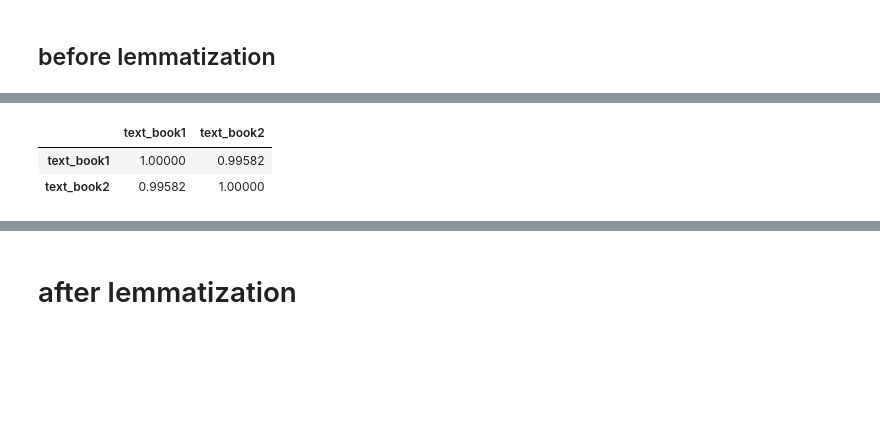
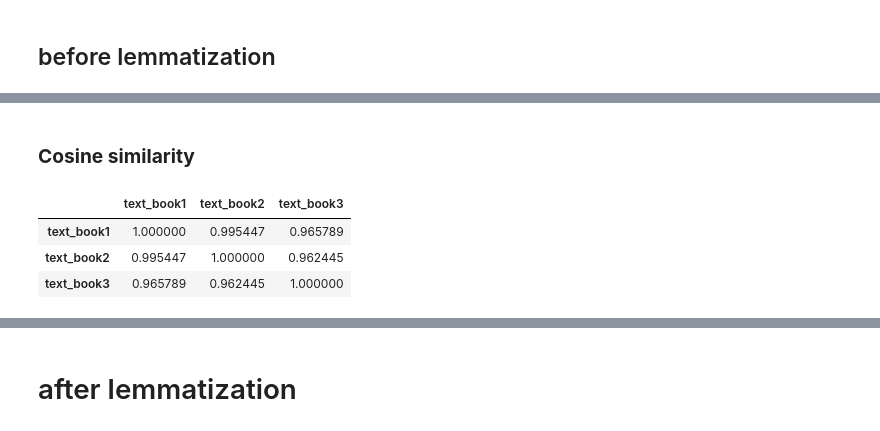
Before and after one commit to Rishabhsahu325/NLP_projectRound2, a Jupyter notebook: Round2.ipynb, the cells around one changed output, grey strips where cells are left out. Cells and saved outputs as stored; diff of their text form; code cells hidden in the pictures; blank space fills up the shorter version.

```diff
--- a/Round2.ipynb
+++ b/Round2.ipynb
@@ -474,7 +464,7 @@ Use B1, B2 and B3 for the following: Third Part:
 # %% [markdown]
 ## before lemmatization
 # %%
-data = [text_book1,text_book2]
+data = [text_book1,text_book2,text_book3]
 # %%
 import pandas as pd
 
@@ -499,10 +490,13 @@ create_dataframe(vector_matrix.toarray(),tokens)
+# %% [markdown]
+### **Cosine similarity**
 # %%
 from sklearn.metrics.pairwise import cosine_similarity
 cosine_similarity_matrix = cosine_similarity(vector_matrix)
-create_dataframe(cosine_similarity_matrix,['text_book1','text_book2'])
+create_dataframe(cosine_similarity_matrix,['text_book1','text_book2','text_book3'])
 # %% [output]
-|  | text_book1 | text_book2 |
-| text_book1 | 1.00000 | 0.99582 |
-| text_book2 | 0.99582 | 1.00000 |
+|  | text_book1 | text_book2 | text_book3 |
+| text_book1 | 1.000000 | 0.995447 | 0.965789 |
+| text_book2 | 0.995447 | 1.000000 | 0.962445 |
+| text_book3 | 0.965789 | 0.962445 | 1.000000 |
 # %%
 data = [text_book1,text_book3]
```
Also changed, not shown: parts of 13 cells of this notebook, 1 other file.
